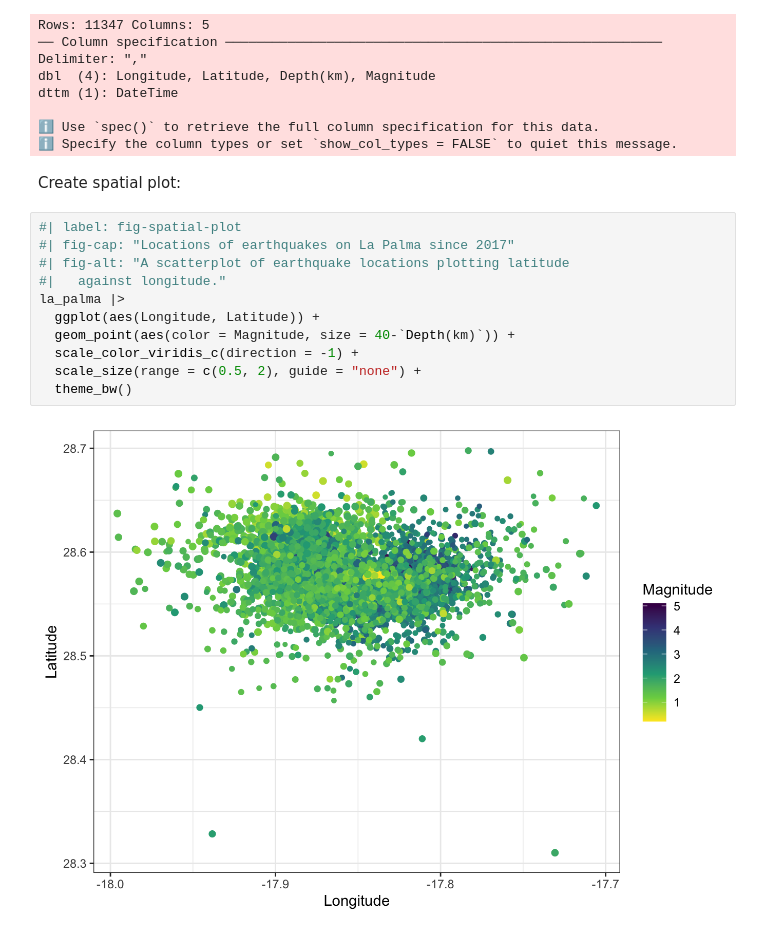
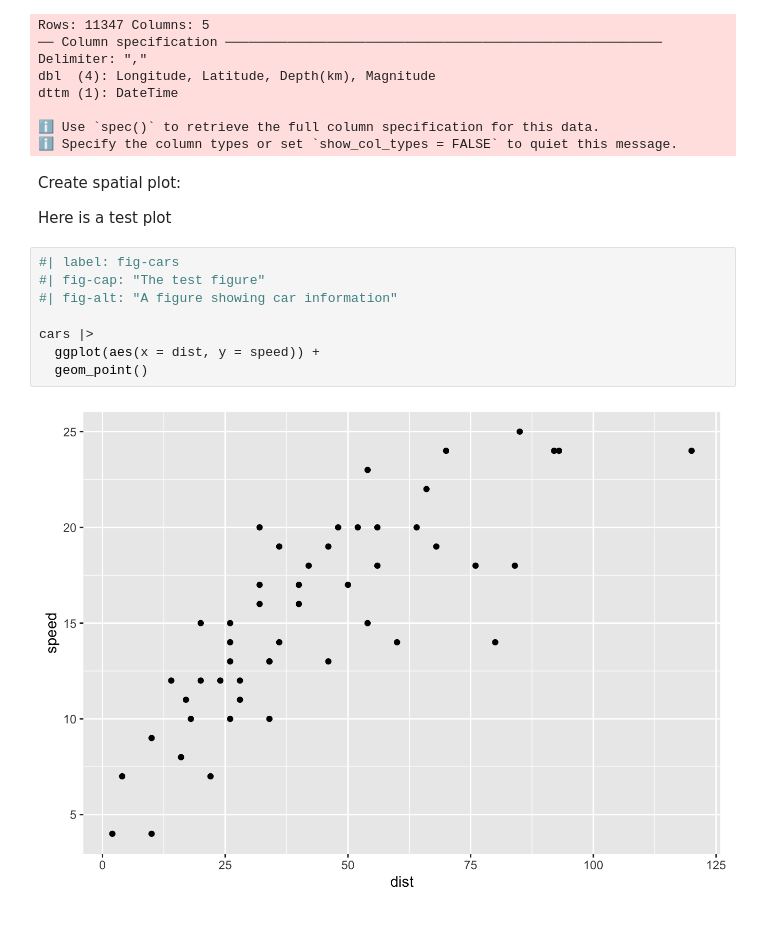
Before and after one commit to KamrynMansfield/transpo_budget_ces, a Jupyter notebook: notebooks/explore-earthquakes.embed.ipynb, the cells around one changed output. Drawn from its saved outputs; the diff is of its cells as text.

```diff
--- a/notebooks/explore-earthquakes.embed.ipynb
+++ b/notebooks/explore-earthquakes.embed.ipynb
@@ -30,16 +30,15 @@ dttm (1): DateTime
 ℹ Specify the column types or set `show_col_types = FALSE` to quiet this message.
 # %% [markdown]
 Create spatial plot:
+
+Here is a test plot
-# %%
-#| label: fig-spatial-plot
-#| fig-cap: "Locations of earthquakes on La Palma since 2017"
-#| fig-alt: "A scatterplot of earthquake locations plotting latitude
-#|   against longitude."
-la_palma |>
-  ggplot(aes(Longitude, Latitude)) +
-  geom_point(aes(color = Magnitude, size = 40-`Depth(km)`)) +
-  scale_color_viridis_c(direction = -1) +
-  scale_size(range = c(0.5, 2), guide = "none") +
-  theme_bw()
-# %% [output]
-[figure, removed]
+# %%
+#| label: fig-cars
+#| fig-cap: "The test figure"
+#| fig-alt: "A figure showing car information"
+
+cars |>
+  ggplot(aes(x = dist, y = speed)) +
+  geom_point()
+# %% [output]
+[figure, added]
```
Also changed, not shown: parts of 1 cell of this notebook, 26 other files.
